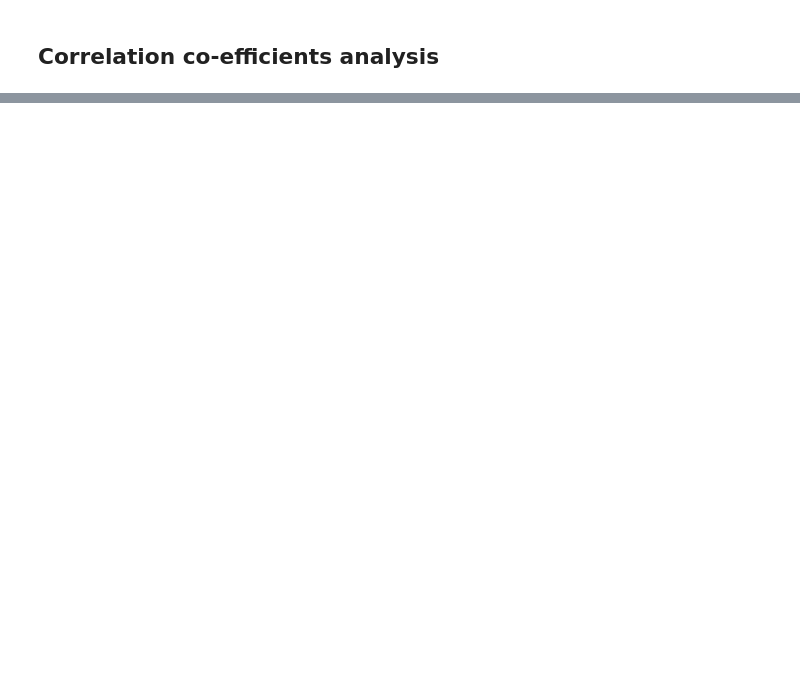
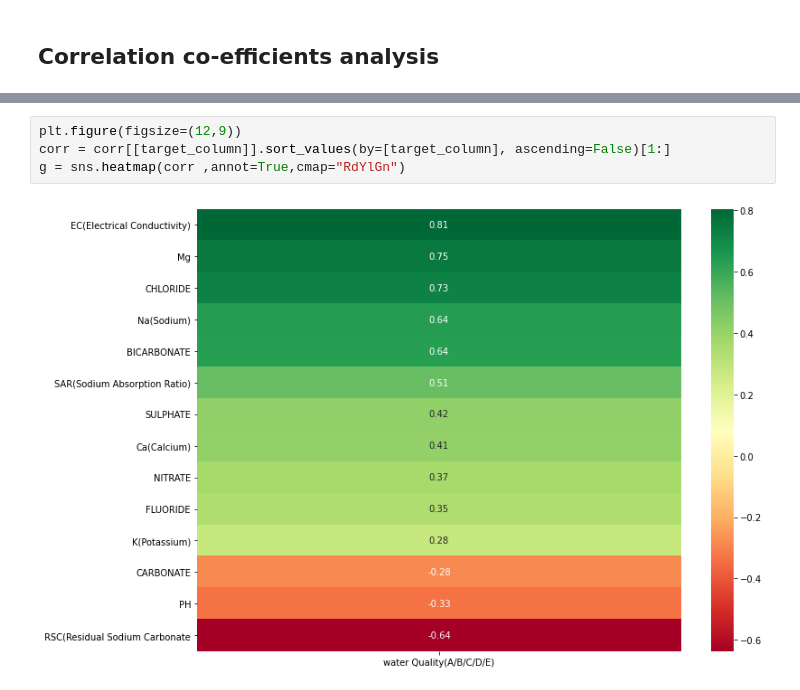
Before and after one commit to shashank68/water_quality_classifier, a Jupyter notebook: Featureselection/feature_selection.ipynb, the cells around one changed output, grey strips where cells are left out. Saved outputs shown, nothing was run; the diff lists cells and outputs as text; blank space fills up the shorter version.

```diff
--- a/Featureselection/feature_selection.ipynb
+++ b/Featureselection/feature_selection.ipynb
@@ -197,0 +317,6 @@ g = sns.heatmap(df ,annot=True,cmap="RdYlGn")
+# %%
+plt.figure(figsize=(12,9))
+corr = corr[[target_column]].sort_values(by=[target_column], ascending=False)[1:]
+g = sns.heatmap(corr ,annot=True,cmap="RdYlGn")
+# %% [output]
+[figure, added]
```
Also changed, not shown: parts of 13 cells of this notebook.
